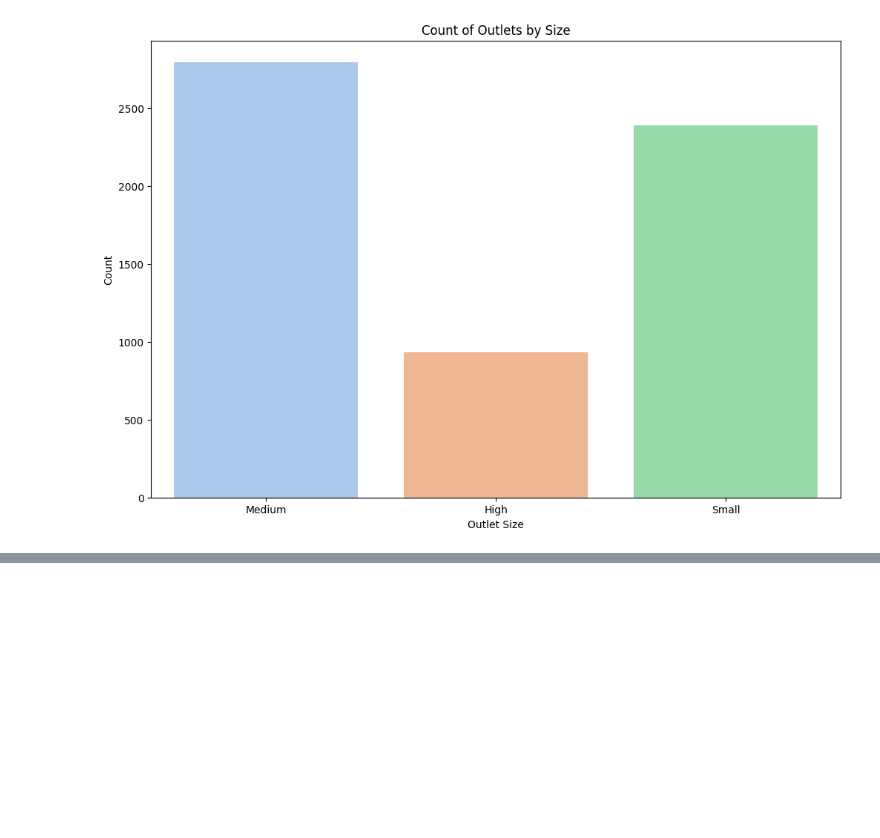
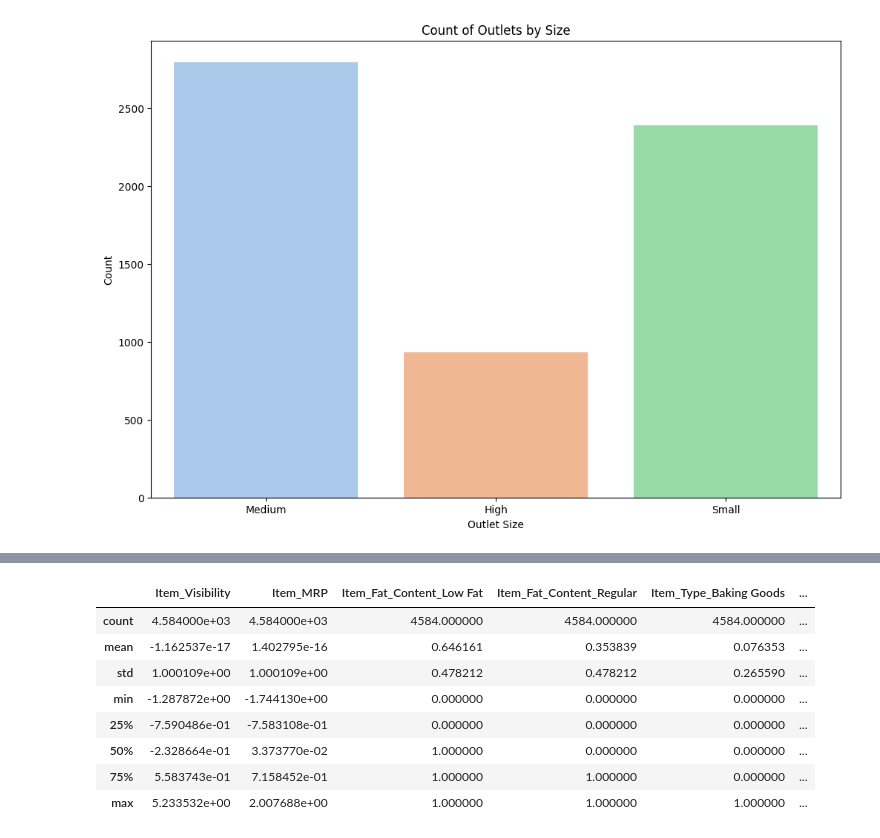
Before and after one commit to helarebah/sales-predictions, a Jupyter notebook: Sales_predictions.ipynb, the cells around one changed output, grey strips where cells are left out. Cells and saved outputs as stored; diff of their text form; code cells hidden in the pictures; blank space fills up the shorter version.

```diff
--- a/Sales_predictions.ipynb
+++ b/Sales_predictions.ipynb
@@ -258,0 +405,3 @@ plt.show()
+# %%
+cat_tuple = ('categorical', cat_pipe, categorical_cols)
+cat_tuple
@@ -258,0 +427,4 @@ plt.show()
+# %%
+col_transformer = ColumnTransformer([num_tuple, cat_tuple], verbose_feature_names_out=False)
+# %%
+col_transformer.fit(X_train)
@@ -258,0 +449,2 @@ plt.show()
+# %%
+X_train_processed = col_transformer.transform(X_train)
@@ -258,0 +482,12 @@ plt.show()
+# %%
+X_train_processed.describe()
+# %% [output]
+|  | Item_Visibility | Item_MRP | Item_Fat_Content_Low Fat | Item_Fat_Content_Regular | Item_Type_Baking Goods | ... |
+| count | 4.584000e+03 | 4.584000e+03 | 4584.000000 | 4584.000000 | 4584.000000 | ... |
+| mean | -1.162537e-17 | 1.402795e-16 | 0.646161 | 0.353839 | 0.076353 | ... |
+| std | 1.000109e+00 | 1.000109e+00 | 0.478212 | 0.478212 | 0.265590 | ... |
+| min | -1.287872e+00 | -1.744130e+00 | 0.000000 | 0.000000 | 0.000000 | ... |
+| 25% | -7.590486e-01 | -7.583108e-01 | 0.000000 | 0.000000 | 0.000000 | ... |
+| 50% | -2.328664e-01 | 3.373770e-02 | 1.000000 | 0.000000 | 0.000000 | ... |
+| 75% | 5.583743e-01 | 7.158452e-01 | 1.000000 | 1.000000 | 0.000000 | ... |
+| max | 5.233532e+00 | 2.007688e+00 | 1.000000 | 1.000000 | 1.000000 | ... |
```
Also changed, not shown: parts of 42 cells of this notebook.
